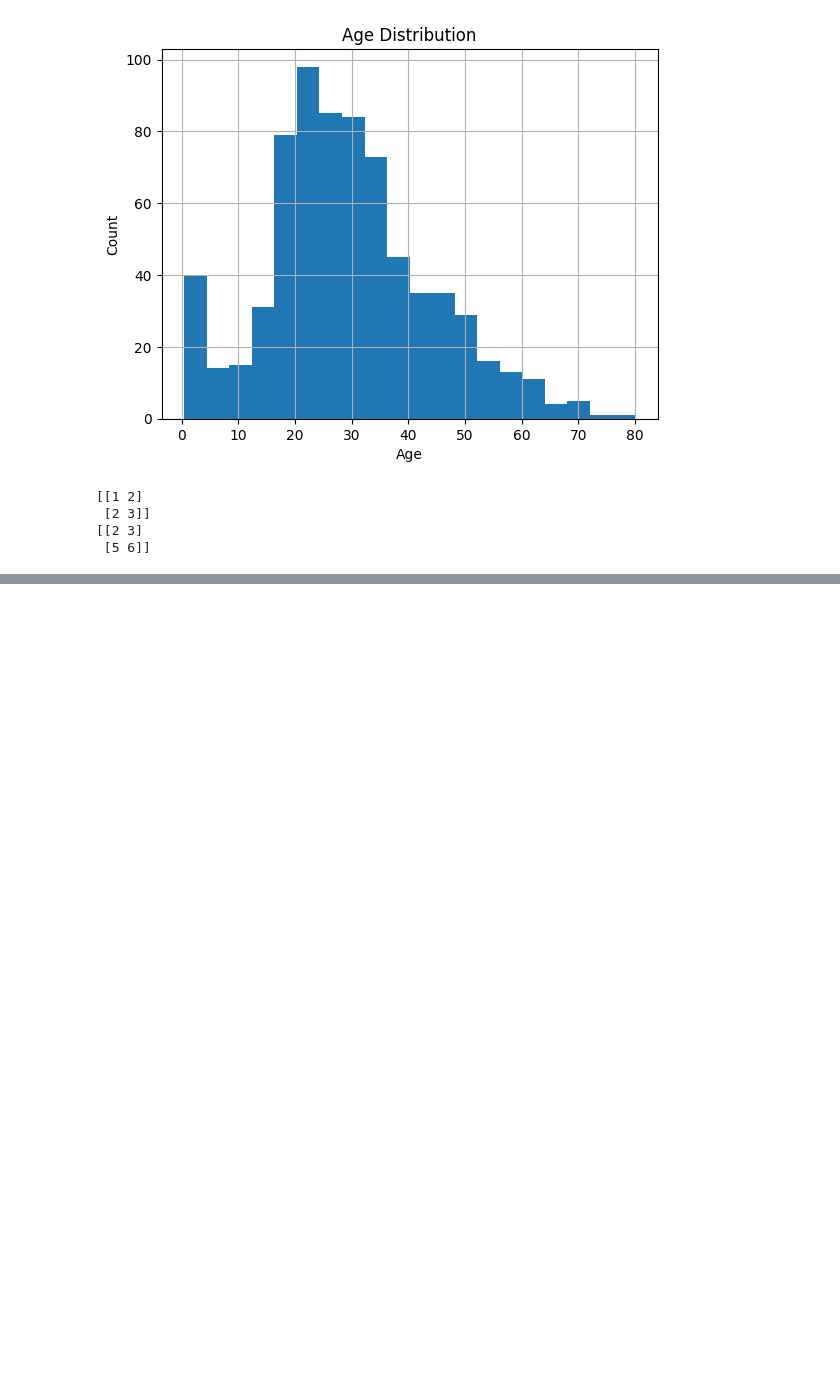
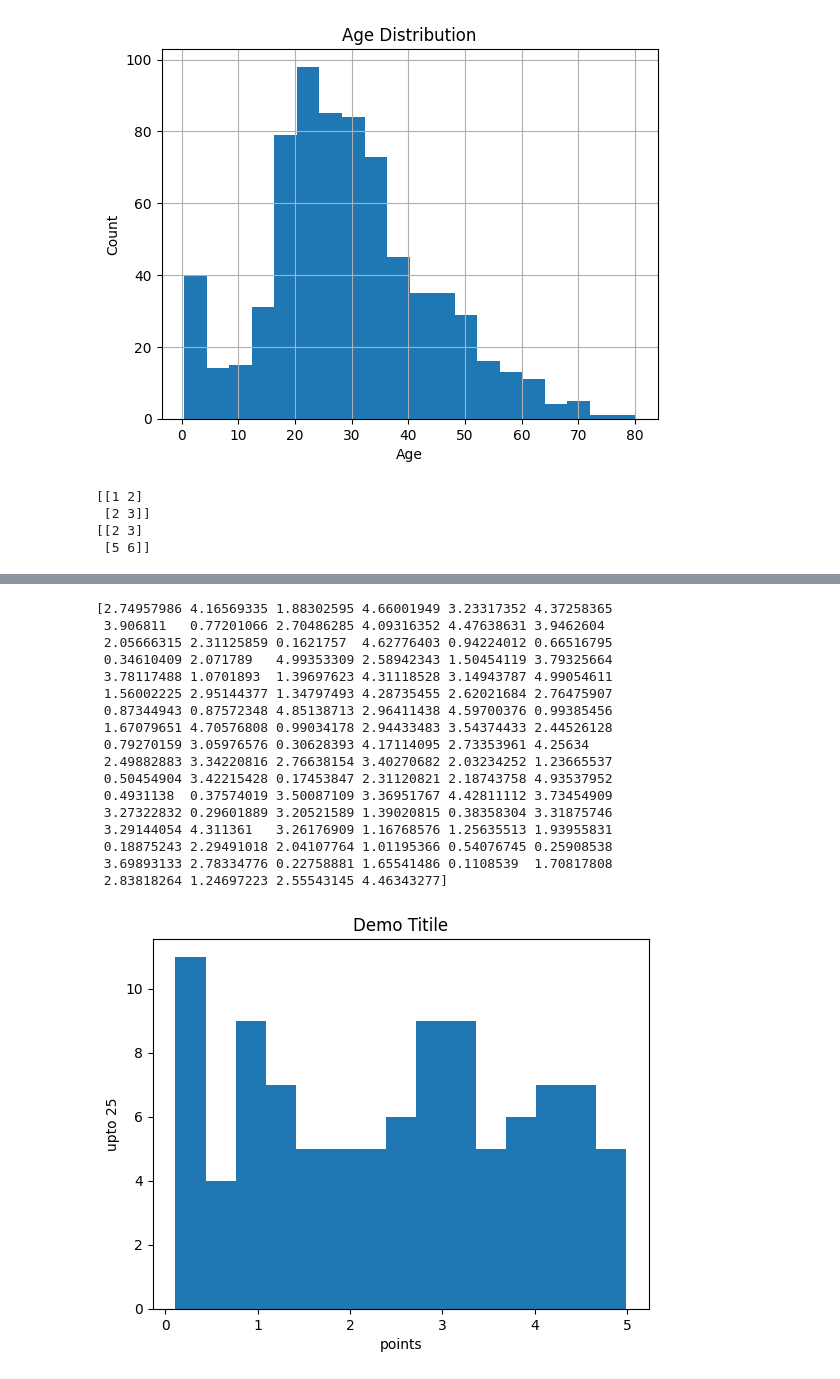
Before and after one commit to hossaintaufiq/AI_and_Machine_Learning, a Jupyter notebook: Gp Academy(AI & ML)/Python/Titanic.ipynb, the cells around one changed output, grey strips where cells are left out. Saved outputs shown, nothing was run; the diff lists cells and outputs as text; code cells hidden in the pictures; blank space fills up the shorter version.

```diff
--- a/Gp Academy(AI & ML)/Python/Titanic.ipynb
+++ b/Gp Academy(AI & ML)/Python/Titanic.ipynb
@@ -177,0 +224,30 @@ mode of the speeds is =  86.0000
+# %%
+import numpy as np
+import matplotlib.pyplot as plt
+
+x = np.random.uniform(0.0, 5.0,100)
+print(x)
+plt.hist(x,15)
+plt.title('Demo Titile')
+plt.xlabel('points')
+plt.ylabel('upto 25')
+plt.show()
+# %% [output]
+[2.74957986 4.16569335 1.88302595 4.66001949 3.23317352 4.37258365
+ 3.906811   0.77201066 2.70486285 4.09316352 4.47638631 3.9462604
+ 2.05666315 2.31125859 0.1621757  4.62776403 0.94224012 0.66516795
+ 0.34610409 2.071789   4.99353309 2.58942343 1.50454119 3.79325664
+ 3.78117488 1.0701893  1.39697623 4.31118528 3.14943787 4.99054611
+ 1.56002225 2.95144377 1.34797493 4.28735455 2.62021684 2.76475907
+ 0.87344943 0.87572348 4.85138713 2.96411438 4.59700376 0.99385456
+ 1.67079651 4.70576808 0.99034178 2.94433483 3.54374433 2.44526128
+ 0.79270159 3.05976576 0.30628393 4.17114095 2.73353961 4.25634
+ 2.49882883 3.34220816 2.76638154 3.40270682 2.03234252 1.23665537
+ 0.50454904 3.42215428 0.17453847 2.31120821 2.18743758 4.93537952
+ 0.4931138  0.37574019 3.50087109 3.36951767 4.42811112 3.73454909
+ 3.27322832 0.29601889 3.20521589 1.39020815 0.38358304 3.31875746
+ 3.29144054 4.311361   3.26176909 1.16768576 1.25635513 1.93955831
+ 0.18875243 2.29491018 2.04107764 1.01195366 0.54076745 0.25908538
+ 3.69893133 2.78334776 0.22758881 1.65541486 0.1108539  1.70817808
+ 2.83818264 1.24697223 2.55543145 4.46343277]
+[figure, added]
```
Also changed, not shown: parts of 3 cells of this notebook.
